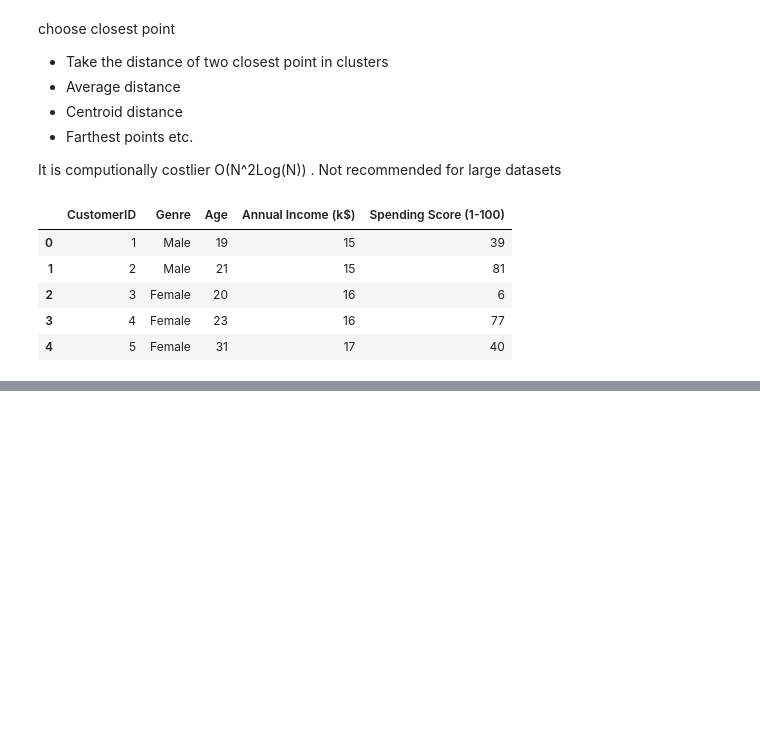
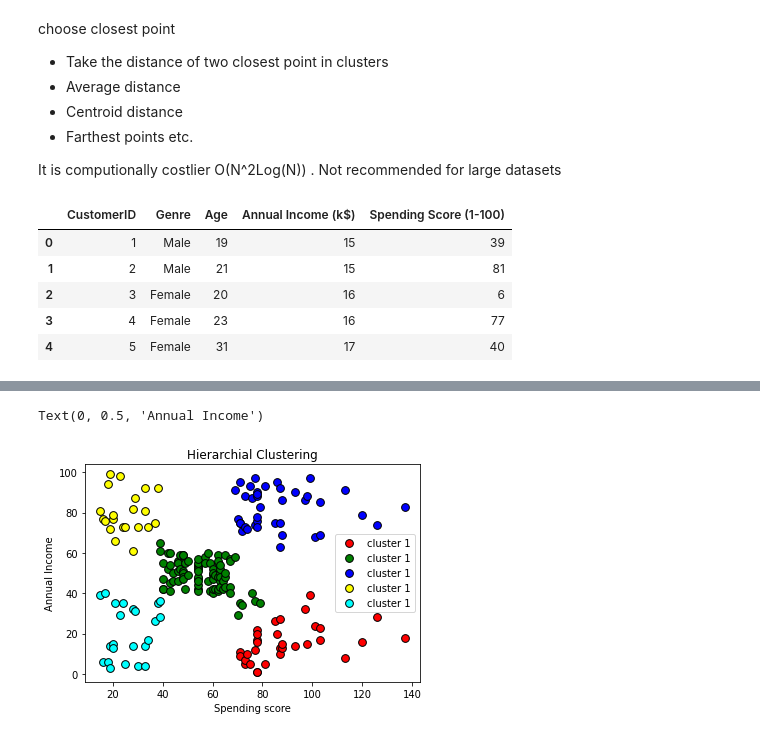
Before and after one commit to Nix-code/Machine-Learning-From-Scratch, a Jupyter notebook: Kmeans-clustering/Hierarchial Clustering.ipynb, the cells around one changed output, grey strips where cells are left out. Saved outputs shown, nothing was run; the diff lists cells and outputs as text; code cells hidden in the pictures; blank space fills up the shorter version.

```diff
--- a/Kmeans-clustering/Hierarchial Clustering.ipynb
+++ b/Kmeans-clustering/Hierarchial Clustering.ipynb
@@ -33,0 +56,13 @@ import scipy
+# %%
+plt.scatter(X[ypred==0,0],X[ypred == 0,1],color = 'red',s=60,label='cluster 1',edgecolors = 'black')
+plt.scatter(X[ypred==1,0],X[ypred == 1,1],color = 'green',s=60,label='cluster 1',edgecolors = 'black')
+plt.scatter(X[ypred==2,0],X[ypred == 2,1],color = 'blue',s=60,label='cluster 1',edgecolors = 'black')
+plt.scatter(X[ypred==3,0],X[ypred == 3,1],color = 'yellow',s=60,label='cluster 1',edgecolors = 'black')
+plt.scatter(X[ypred==4,0],X[ypred == 4,1],color = 'cyan',s=60,label='cluster 1',edgecolors = 'black')
+plt.legend()
+plt.title("Hierarchial Clustering")
+plt.xlabel("Spending score")
+plt.ylabel("Annual Income")
+# %% [output]
+Text(0, 0.5, 'Annual Income')
+[figure, added]
```
Also changed, not shown: parts of 3 cells of this notebook.
